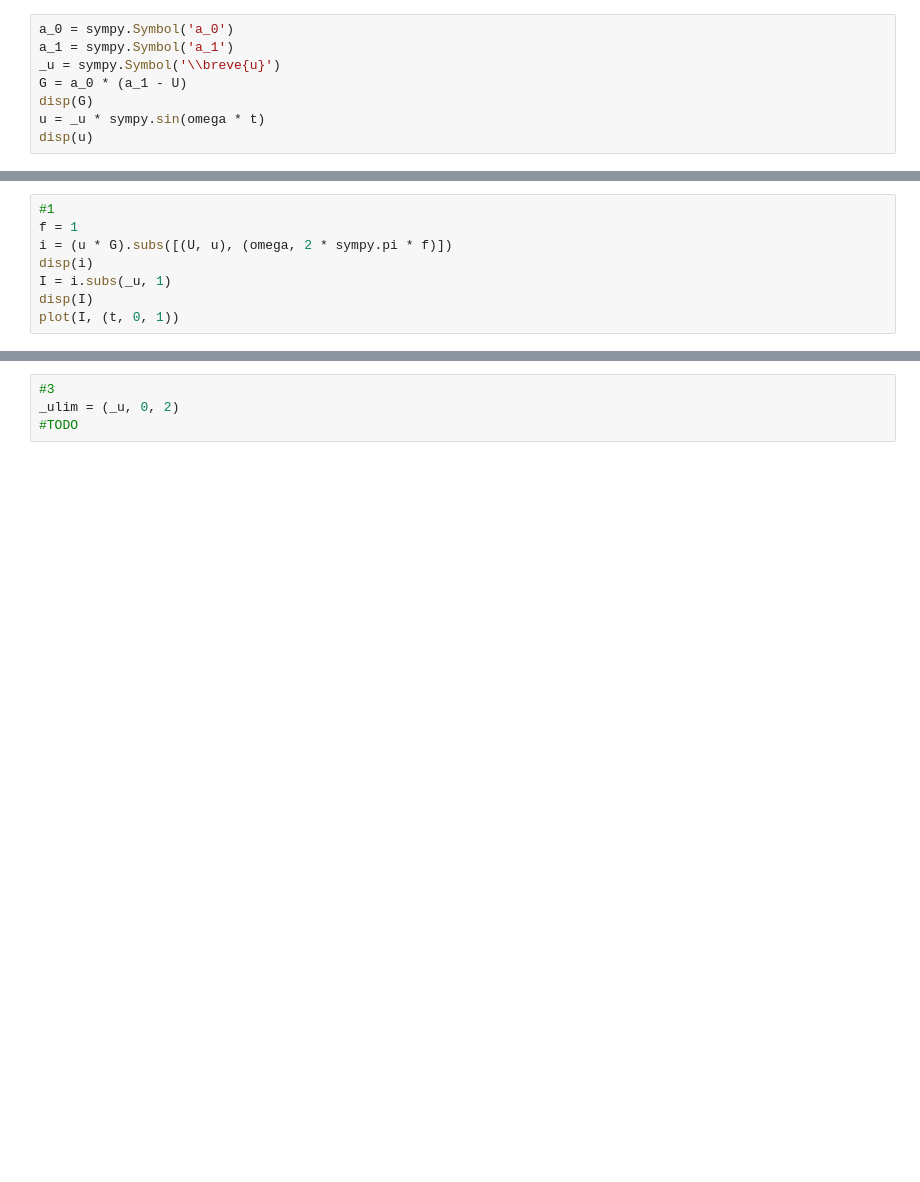
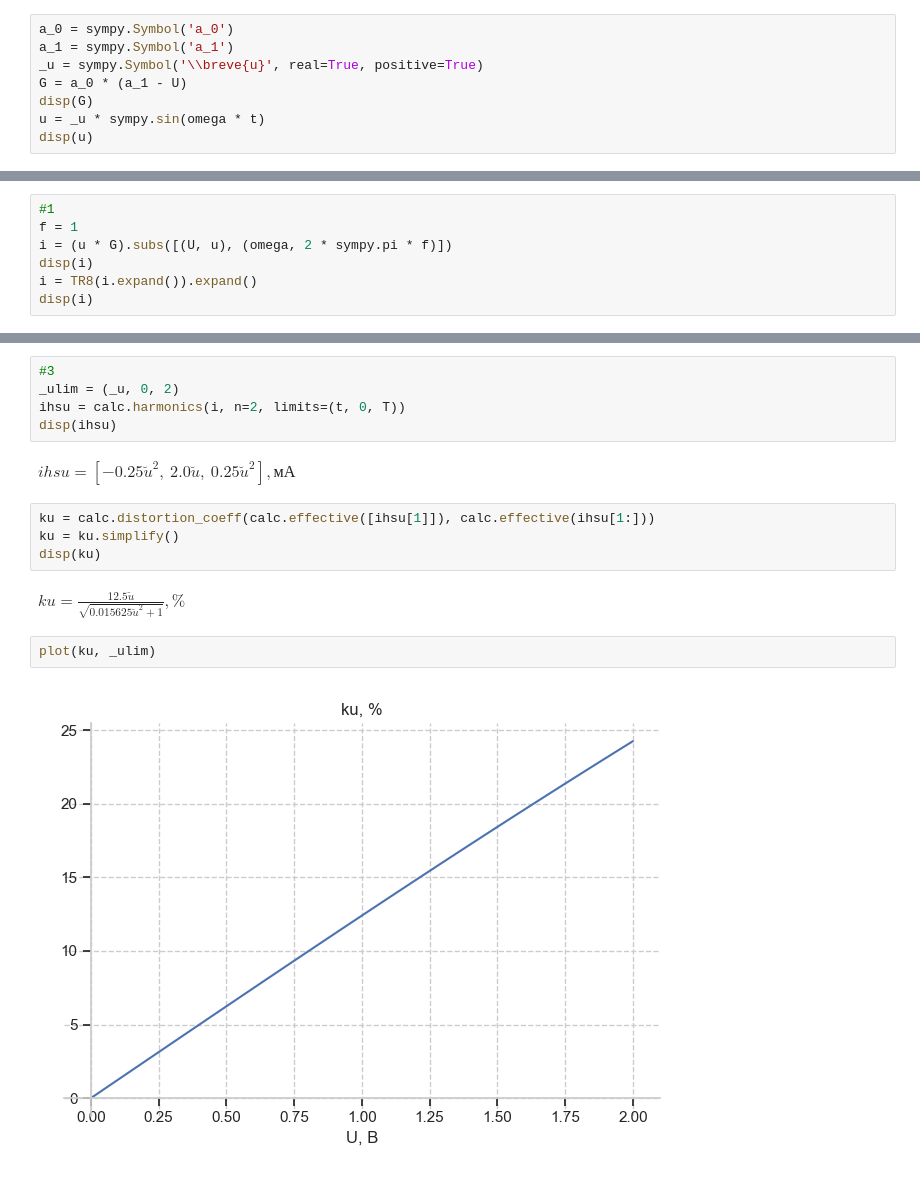
Before and after one commit to eldarkg/analog_electronica_uve, a Jupyter notebook: 1.1.4.ipynb, the cells around one changed output, grey strips where cells are left out. Cells and saved outputs as stored; diff of their text form; blank space fills up the shorter version.

```diff
--- a/1.1.4.ipynb
+++ b/1.1.4.ipynb
@@ -13,7 +13,7 @@ from calculate import op, harmonics
 # %%
 a_0 = sympy.Symbol('a_0')
 a_1 = sympy.Symbol('a_1')
-_u = sympy.Symbol('\\breve{u}')
+_u = sympy.Symbol('\\breve{u}', real=True, positive=True)
 G = a_0 * (a_1 - U)
 disp(G)
 u = _u * sympy.sin(omega * t)
@@ -31,7 +31,6 @@ $G = 0.002 - 0.0005 U, См$
 f = 1
 i = (u * G).subs([(U, u), (omega, 2 * sympy.pi * f)])
 disp(i)
-I = i.subs(_u, 1)
-disp(I)
-plot(I, (t, 0, 1))
+i = TR8(i.expand()).expand()
+disp(i)
 # %% [output]
@@ -57,4 +63,17 @@ harmonics(I, n=2, limits=(t, 0, T))
 # %%
 #3
 _ulim = (_u, 0, 2)
-#TODO
+ihsu = calc.harmonics(i, n=2, limits=(t, 0, T))
+disp(ihsu)
+# %% [output]
+$ihsu = \left[ - 0.25 \breve{u}^{2}, \  2.0 \breve{u}, \  0.25 \breve{u}^{2}\right], мА$
+# %%
+ku = calc.distortion_coeff(calc.effective([ihsu[1]]), calc.effective(ihsu[1:]))
+ku = ku.simplify()
+disp(ku)
+# %% [output]
+$ku = \frac{12.5 \breve{u}}{\sqrt{0.015625 \breve{u}^{2} + 1}}, \%$
+# %%
+plot(ku, _ulim)
+# %% [output]
+[figure, added]
```
Also changed, not shown: parts of 9 cells of this notebook, 1 other file.
